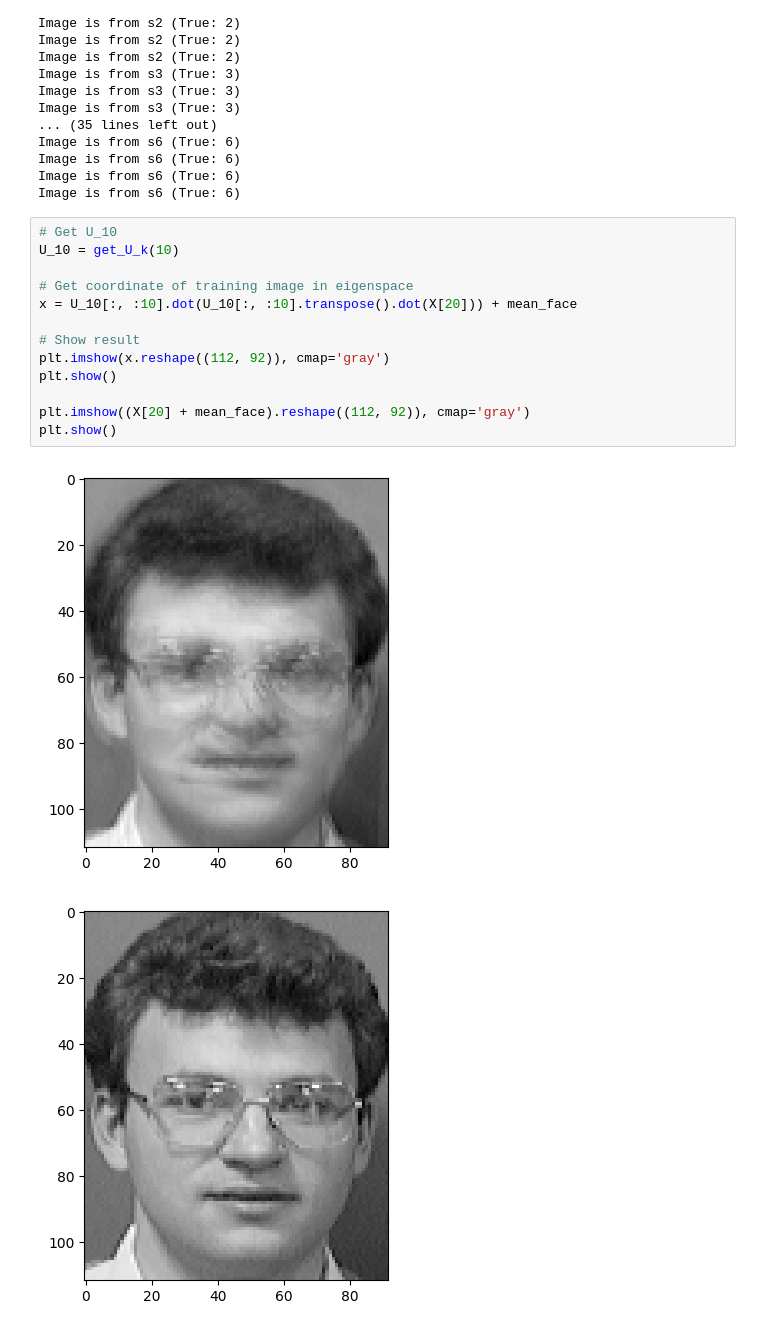
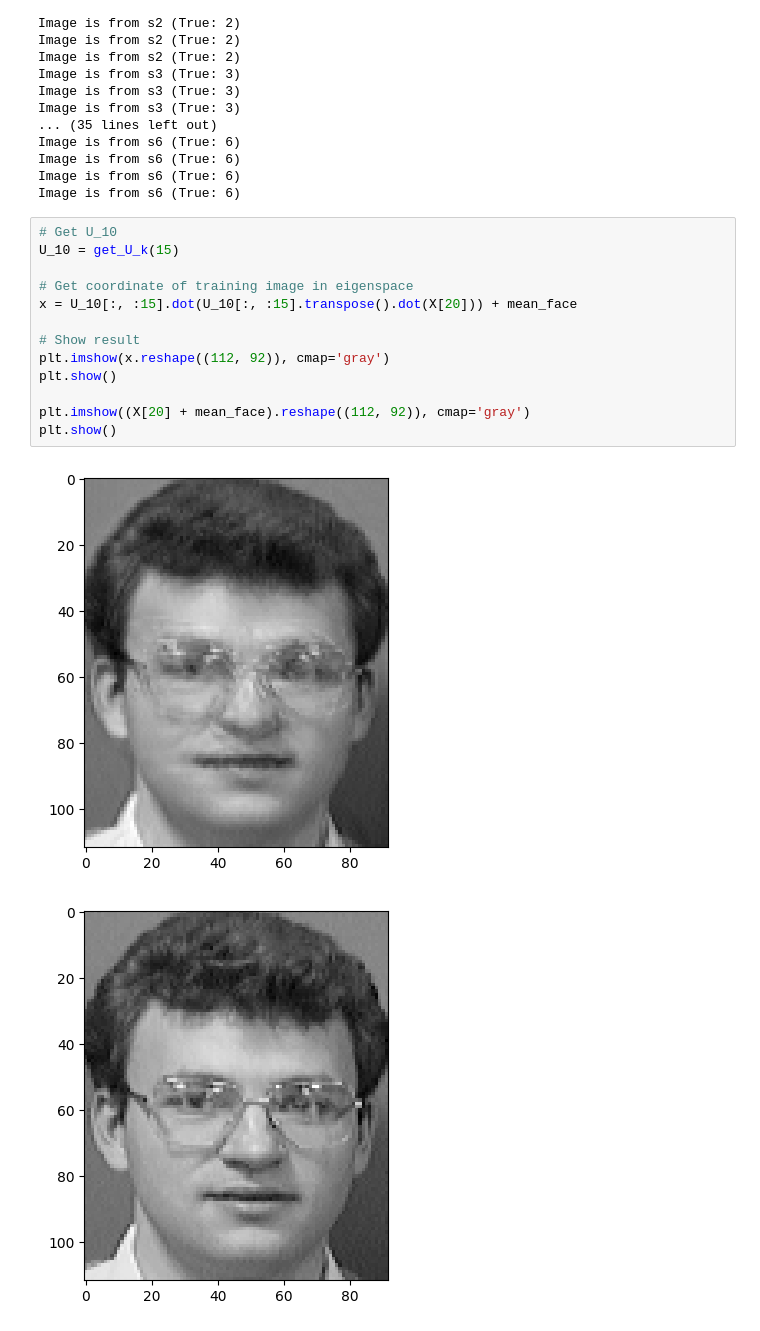
Before and after one commit to naufal101006/Proyek_MA3022, a Jupyter notebook: main.ipynb, the cells around one changed output. Drawn from its saved outputs; the diff is of its cells as text.

```diff
--- a/main.ipynb
+++ b/main.ipynb
@@ -83,17 +100,17 @@ Image is from s6 (True: 6)
 Image is from s6 (True: 6)
 # %%
 # Get U_10
-U_10 = get_U_k(10)
+U_10 = get_U_k(15)
 
 # Get coordinate of training image in eigenspace
-x = U_10[:, :10].dot(U_10[:, :10].transpose().dot(X[20])) + mean_face
+x = U_10[:, :15].dot(U_10[:, :15].transpose().dot(X[20])) + mean_face
 
 # Show result
 plt.imshow(x.reshape((112, 92)), cmap='gray')
 plt.show()
 
 plt.imshow((X[20] + mean_face).reshape((112, 92)), cmap='gray')
 plt.show()
 # %% [output]
-[figure, old version]
+[figure, new version]
 [figure]
```
Also changed, not shown: parts of 1 cell of this notebook.
